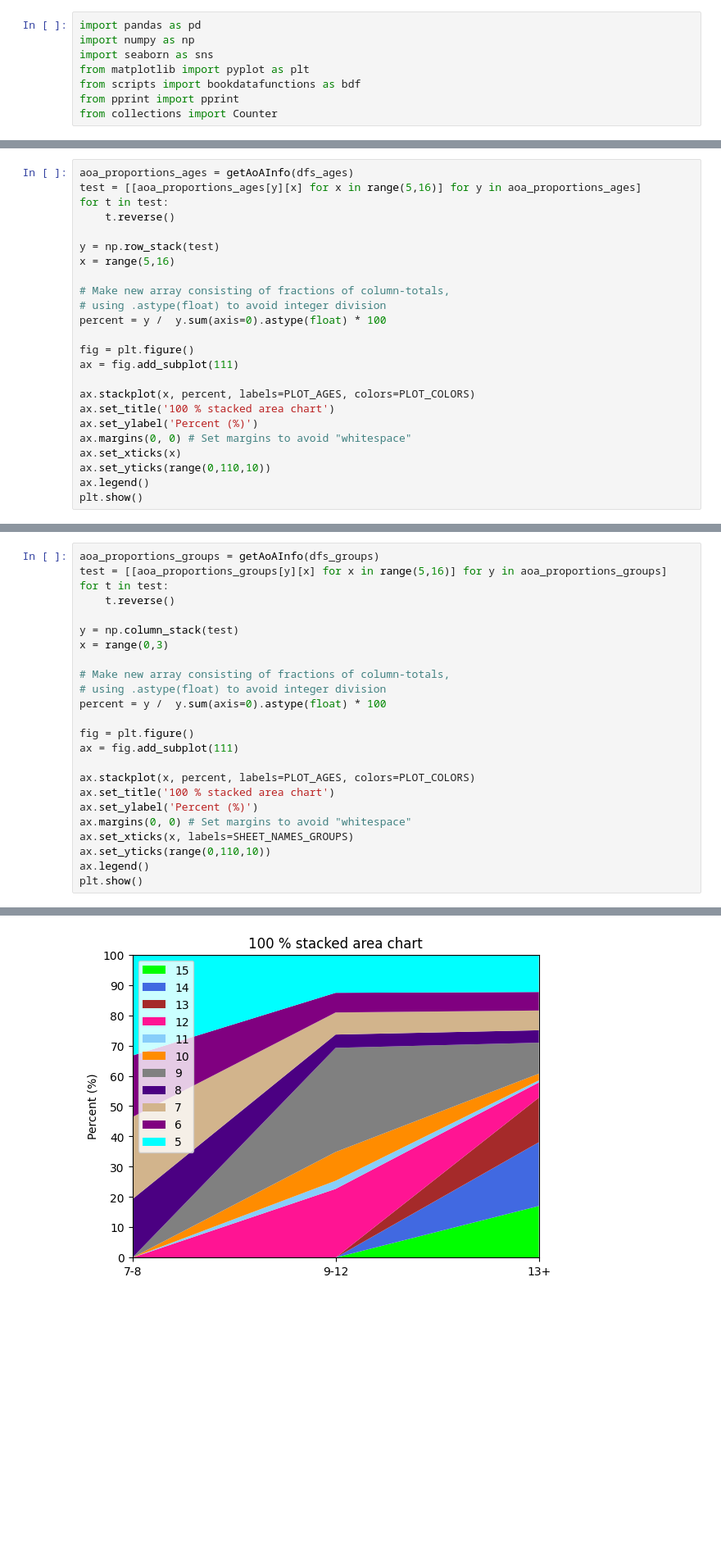
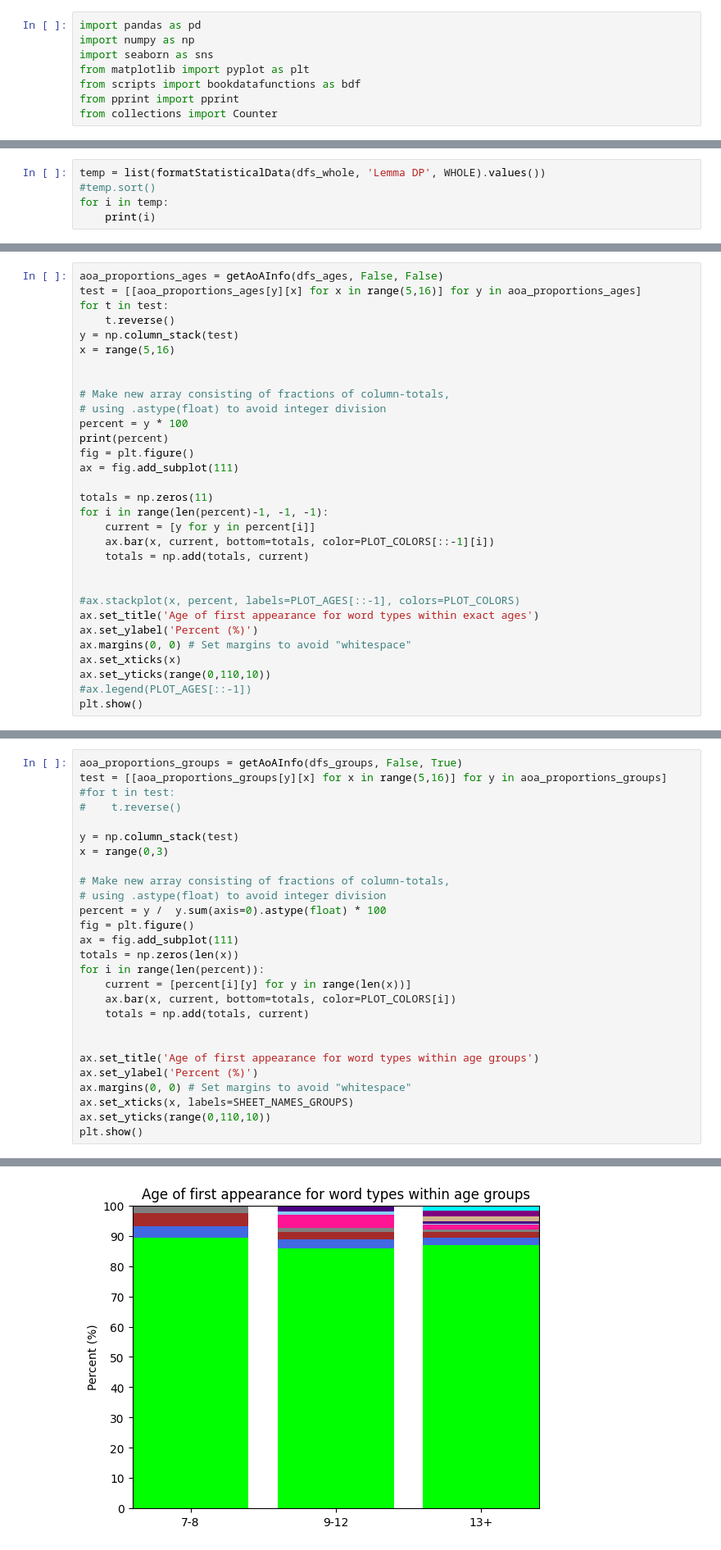
Before and after one commit to TurkuNLP/FCBLex-pipeline, a Jupyter notebook: Interpret_Outputs_xlsx.ipynb, the cells around one changed output, grey strips where cells are left out. Shown at 82% size. Drawn from its saved outputs; the diff is of its cells as text; blank space fills up the shorter version.

Commit message:
Lots of changes in preparation for pushing out the first article.

```diff
--- a/Interpret_Outputs_xlsx.ipynb
+++ b/Interpret_Outputs_xlsx.ipynb
@@ -123 +181,6 @@ P90 & 0.77 & 0.85 & 0.82 \\
 Max & 1.0 & 1.0 & 1.0 \\
+# %%
+temp = list(formatStatisticalData(dfs_whole, 'Lemma DP', WHOLE).values())
+#temp.sort()
+for i in temp:
+    print(i)
@@ -138,25 +235,32 @@ PLOT_COLORS = ['lime','royalblue','brown','deeppink','lightskyblue','darkorange'
 # %%
-aoa_proportions_ages = getAoAInfo(dfs_ages)
+aoa_proportions_ages = getAoAInfo(dfs_ages, False, False)
 test = [[aoa_proportions_ages[y][x] for x in range(5,16)] for y in aoa_proportions_ages]
 for t in test:
     t.reverse()
+y = np.column_stack(test)
+x = range(5,16)
 
-y = np.row_stack(test)
-x = range(5,16)
 
 # Make new array consisting of fractions of column-totals,
 # using .astype(float) to avoid integer division
-percent = y /  y.sum(axis=0).astype(float) * 100
-
+percent = y * 100
+print(percent)
 fig = plt.figure()
 ax = fig.add_subplot(111)
 
-ax.stackplot(x, percent, labels=PLOT_AGES, colors=PLOT_COLORS)
-ax.set_title('100 % stacked area chart')
+totals = np.zeros(11)
+for i in range(len(percent)-1, -1, -1):
+    current = [y for y in percent[i]]
+    ax.bar(x, current, bottom=totals, color=PLOT_COLORS[::-1][i])
+    totals = np.add(totals, current)
+
+
+#ax.stackplot(x, percent, labels=PLOT_AGES[::-1], colors=PLOT_COLORS)
+ax.set_title('Age of first appearance for word types within exact ages')
 ax.set_ylabel('Percent (%)')
 ax.margins(0, 0) # Set margins to avoid "whitespace"
 ax.set_xticks(x)
 ax.set_yticks(range(0,110,10))
-ax.legend()
+#ax.legend(PLOT_AGES[::-1])
 plt.show()
 # %% [output]
@@ -164,8 +282,8 @@ plt.show()
 # %%
-aoa_proportions_groups = getAoAInfo(dfs_groups)
+aoa_proportions_groups = getAoAInfo(dfs_groups, False, True)
 test = [[aoa_proportions_groups[y][x] for x in range(5,16)] for y in aoa_proportions_groups]
-for t in test:
-    t.reverse()
+#for t in test:
+#    t.reverse()
 
 y = np.column_stack(test)
 x = range(0,3)
@@ -173,16 +291,19 @@ x = range(0,3)
 # Make new array consisting of fractions of column-totals,
 # using .astype(float) to avoid integer division
 percent = y /  y.sum(axis=0).astype(float) * 100
-
 fig = plt.figure()
 ax = fig.add_subplot(111)
+totals = np.zeros(len(x))
+for i in range(len(percent)):
+    current = [percent[i][y] for y in range(len(x))]
+    ax.bar(x, current, bottom=totals, color=PLOT_COLORS[i])
+    totals = np.add(totals, current)
 
-ax.stackplot(x, percent, labels=PLOT_AGES, colors=PLOT_COLORS)
-ax.set_title('100 % stacked area chart')
+
+ax.set_title('Age of first appearance for word types within age groups')
 ax.set_ylabel('Percent (%)')
 ax.margins(0, 0) # Set margins to avoid "whitespace"
 ax.set_xticks(x, labels=SHEET_NAMES_GROUPS)
 ax.set_yticks(range(0,110,10))
-ax.legend()
 plt.show()
 # %% [output]
@@ -189,2 +313,2 @@ plt.show()
-[figure, old version]
+[figure, new version]
 # %%
```
Also changed, not shown: parts of 20 cells of this notebook, 7 other files.
